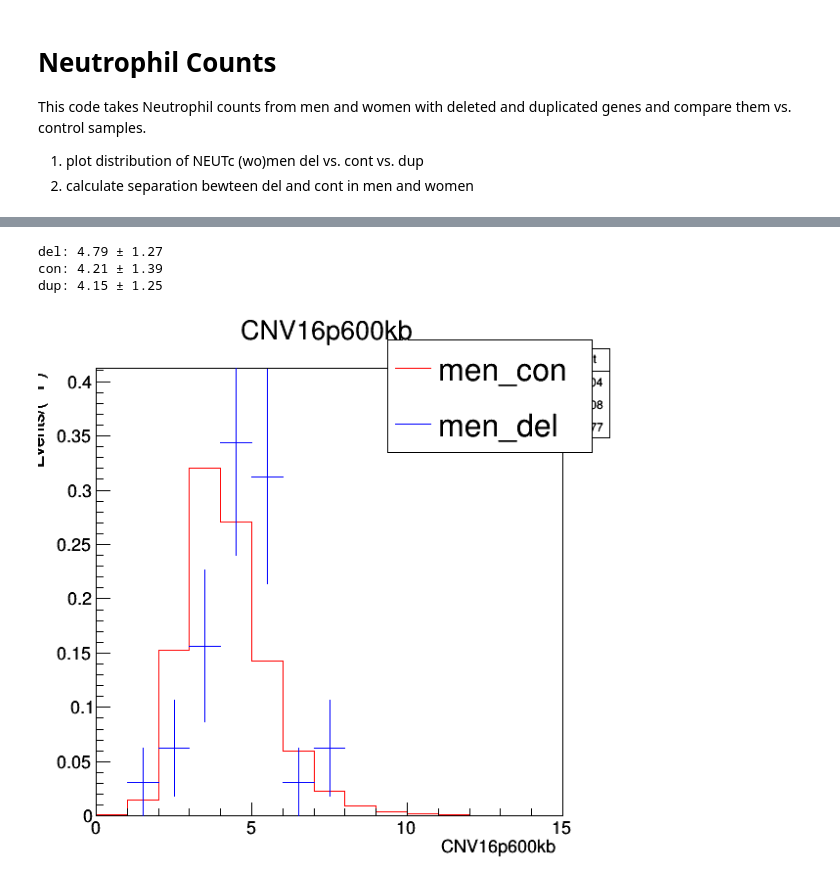
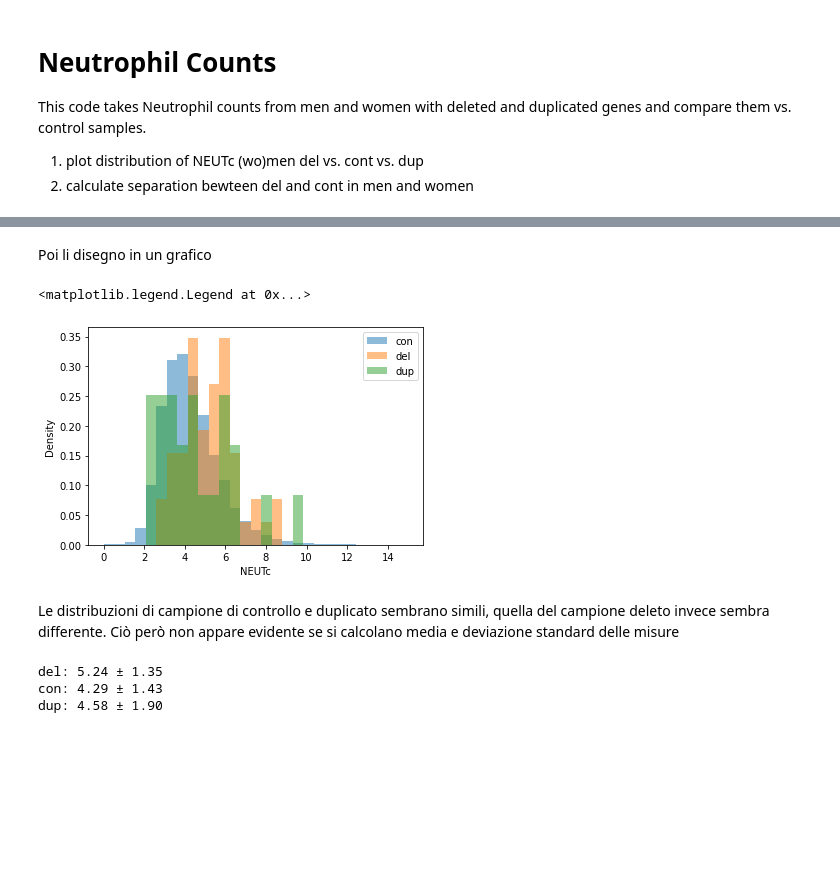
Before and after one commit to cpviolation/myjupyternb, a Jupyter notebook: Genetics/NeutrophilCounts.ipynb, the cells around one changed output, grey strips where cells are left out. Cells and saved outputs as stored; diff of their text form; code cells hidden in the pictures; blank space fills up the shorter version.

```diff
--- a/Genetics/NeutrophilCounts.ipynb
+++ b/Genetics/NeutrophilCounts.ipynb
@@ -94,0 +17,3 @@ can['canvas'].Draw()
+# %%
+data = pd.read_csv("data/NEUTc.txt", index_col=0)
+data
@@ -95,14 +38,27 @@ can['canvas'].Draw()
+# %%
+men_del = data[(data['sex']==1) & (data['CNV16p600kb']==-1)]['NEUTc']
+men_con = data[(data['sex']==1) & (data['CNV16p600kb']==0)]['NEUTc']
+men_dup = data[(data['sex']==1) & (data['CNV16p600kb']==1)]['NEUTc']
+# %% [markdown]
+Poi li disegno in un grafico
+# %%
+bins= np.linspace(0,15,30)
+plt.hist(men_con,bins,alpha = 0.5,density=True,label='con')
+plt.hist(men_del,bins,alpha = 0.5,density=True,label='del')
+plt.hist(men_dup,bins,alpha = 0.5,density=True,label='dup')
+plt.xlabel('NEUTc')
+plt.ylabel('Density')
+plt.legend()
+# %% [output]
+<matplotlib.legend.Legend at 0x...>
+[figure, added]
+# %% [markdown]
+Le distribuzioni di campione di controllo e duplicato sembrano simili, quella del campione deleto invece sembra differente. Ciò però non appare evidente se si calcolano media e deviazione standard delle misure
 # %%
-import numpy as np
-print('del: {:.2f} ± {:.2f}'.format(np.mean(men_del),np.std(men_del)))
-print('con: {:.2f} ± {:.2f}'.format(np.mean(men_con),np.std(men_con)))
-print('dup: {:.2f} ± {:.2f}'.format(np.mean(men_dup),np.std(men_dup)))
+print('del: {:.2f} ± {:.2f}'.format(men_del.mean(),men_del.std()))
+print('con: {:.2f} ± {:.2f}'.format(men_con.mean(),men_con.std()))
+print('dup: {:.2f} ± {:.2f}'.format(men_dup.mean(),men_dup.std()))
 # %% [output]
-del: 4.79 ± 1.27
-con: 4.21 ± 1.39
-dup: 4.15 ± 1.25
+del: 5.24 ± 1.35
+con: 4.29 ± 1.43
+dup: 4.58 ± 1.90
-# %%
-can = hu.PlotNorm([h['men_con'],h['men_del']])
-can['canvas'].Draw()
-# %% [output]
-[figure, removed]
```
Also changed, not shown: parts of 21 cells of this notebook, 1 other file.
